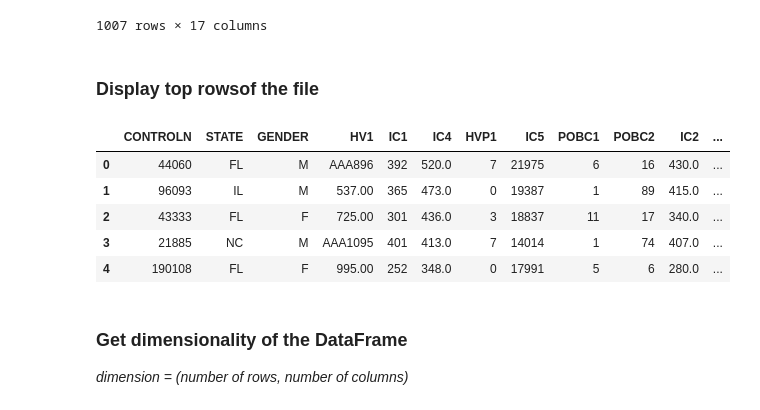
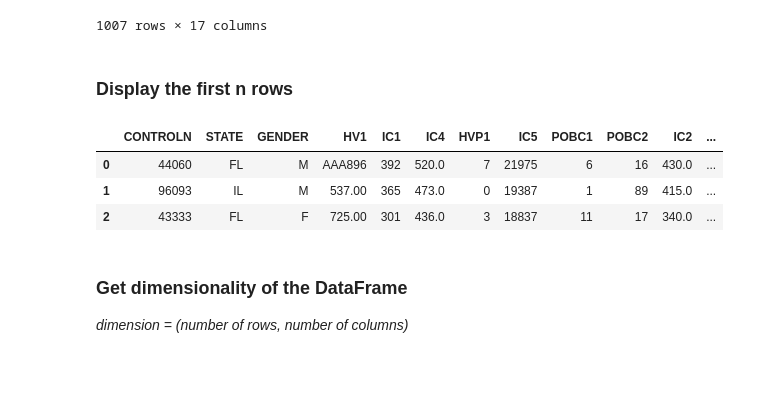
Before and after one commit to polarize/jupyterLabs, a Jupyter notebook: Dataframes/dataFrame.ipynb, the cells around one changed output. Cells and saved outputs as stored; diff of their text form; code cells hidden in the pictures; blank space fills up the shorter version.

```diff
--- a/Dataframes/dataFrame.ipynb
+++ b/Dataframes/dataFrame.ipynb
@@ -28,16 +21,14 @@ file1
 | 1006 | 41243 | FL | F | 556 | 246 | 330.0 | 0 | 10272 | 2 | 56 | 277.0 | ... |
 1007 rows × 17 columns
 # %% [markdown]
-### Display top rowsof the file
+### Display the first n rows
 # %%
-file1.head()
+file1.head(3)
 # %% [output]
 |  | CONTROLN | STATE | GENDER | HV1 | IC1 | IC4 | HVP1 | IC5 | POBC1 | POBC2 | IC2 | ... |
 | 0 | 44060 | FL | M | AAA896 | 392 | 520.0 | 7 | 21975 | 6 | 16 | 430.0 | ... |
 | 1 | 96093 | IL | M | 537.00 | 365 | 473.0 | 0 | 19387 | 1 | 89 | 415.0 | ... |
 | 2 | 43333 | FL | F | 725.00 | 301 | 436.0 | 3 | 18837 | 11 | 17 | 340.0 | ... |
-| 3 | 21885 | NC | M | AAA1095 | 401 | 413.0 | 7 | 14014 | 1 | 74 | 407.0 | ... |
-| 4 | 190108 | FL | F | 995.00 | 252 | 348.0 | 0 | 17991 | 5 | 6 | 280.0 | ... |
 # %% [markdown]
 ### Get dimensionality of the DataFrame
 *dimension = (number of rows, number of columns)*
```
Also changed, not shown: parts of 8 cells of this notebook, 2 other files.
